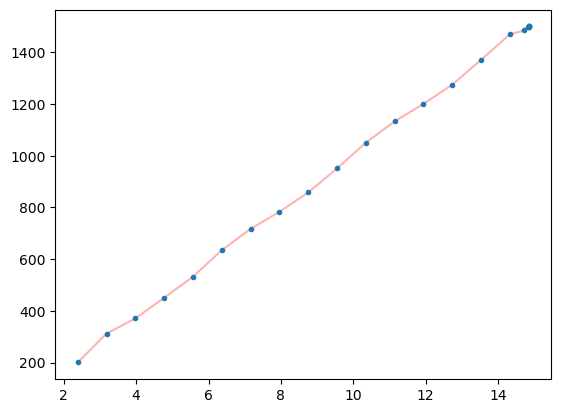
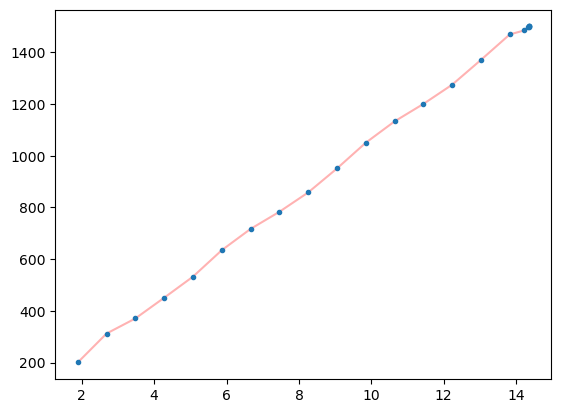
The notebook cell's code change between the first figure and the second:
--- before
+++ after
@@ -1,2 +1,2 @@
-plt.plot(L_history, mim_history, 'r-', alpha=0.3)
-plt.plot(L_history, mim_history, '.')
+plt.plot([a-0.5 for a in L_history], mim_history, 'r-', alpha=0.3)
+plt.plot([a-0.5 for a in L_history], mim_history, '.')

Commit: fixes on the mim notebook